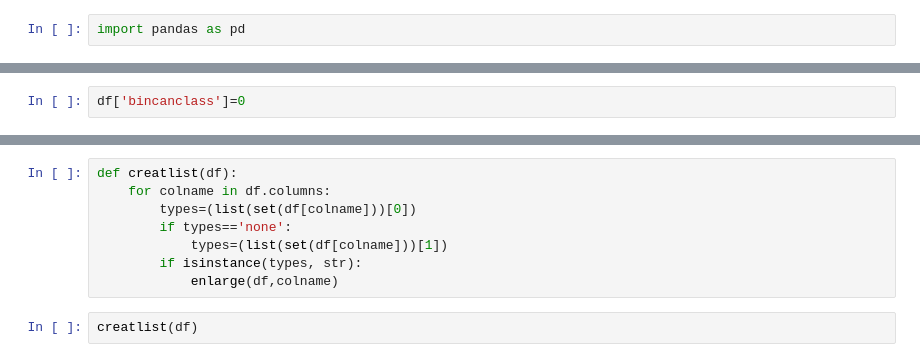
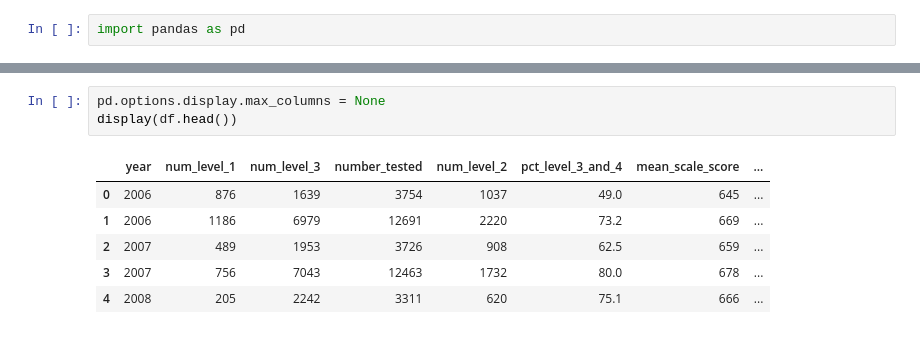
Before and after one commit to PrinceNathaniel/NYUBigDataProject, a Jupyter notebook: Python2.ipynb, the cells around one changed output, grey strips where cells are left out. Saved outputs shown, nothing was run; the diff lists cells and outputs as text.

```diff
--- a/Python2.ipynb
+++ b/Python2.ipynb
@@ -26,2 +100,0 @@ P
-# %%
-df['bincanclass']=0
@@ -110,10 +101,10 @@ def enlarge(df,colname):
-# %%
-def creatlist(df):
-    for colname in df.columns:
-        types=(list(set(df[colname]))[0])
-        if types=='none':
-            types=(list(set(df[colname]))[1])
-        if isinstance(types, str):
-            enlarge(df,colname)
-# %%
-creatlist(df)
+# %%
+pd.options.display.max_columns = None
+display(df.head())
+# %% [output]
+|  | year | num_level_1 | num_level_3 | number_tested | num_level_2 | pct_level_3_and_4 | mean_scale_score | ... |
+| 0 | 2006 | 876 | 1639 | 3754 | 1037 | 49.0 | 645 | ... |
+| 1 | 2006 | 1186 | 6979 | 12691 | 2220 | 73.2 | 669 | ... |
+| 2 | 2007 | 489 | 1953 | 3726 | 908 | 62.5 | 659 | ... |
+| 3 | 2007 | 756 | 7043 | 12463 | 1732 | 80.0 | 678 | ... |
+| 4 | 2008 | 205 | 2242 | 3311 | 620 | 75.1 | 666 | ... |
```
Also changed, not shown: parts of 20 cells of this notebook, 1 other file.
